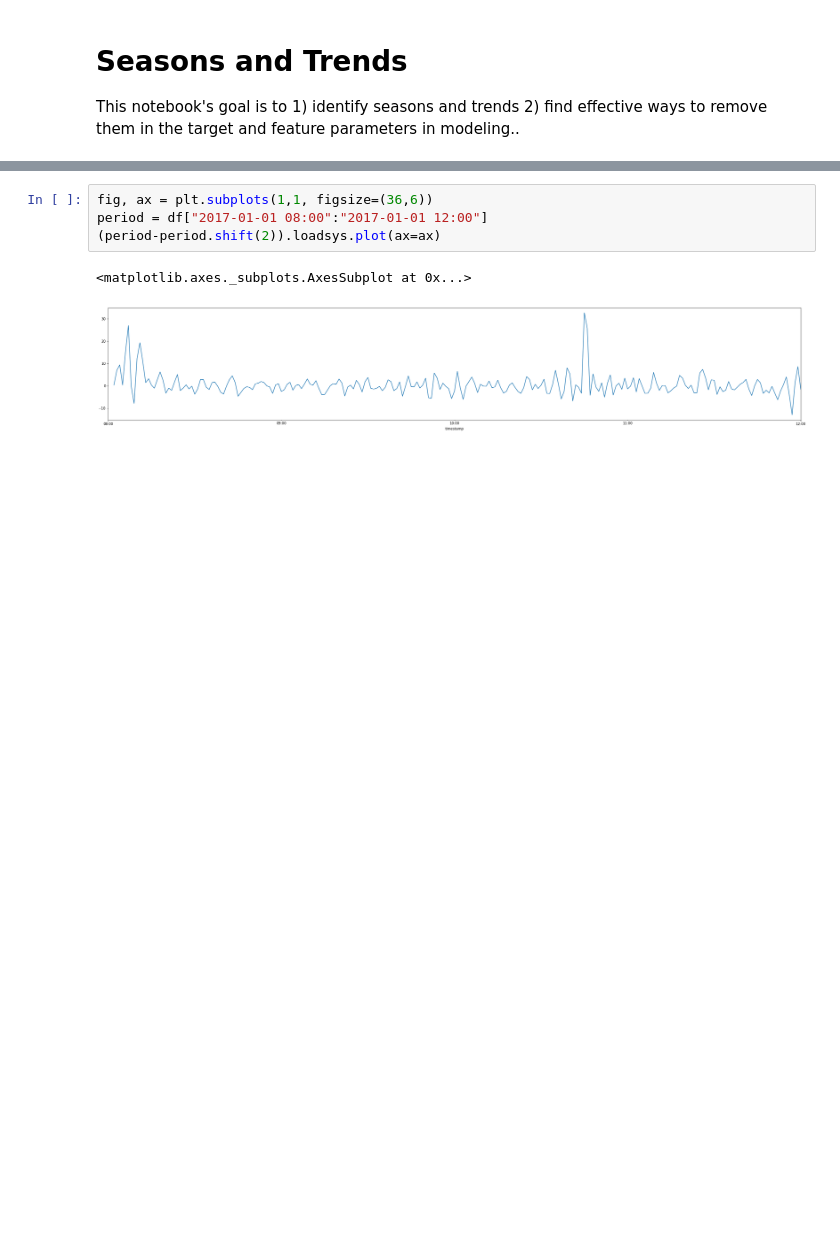
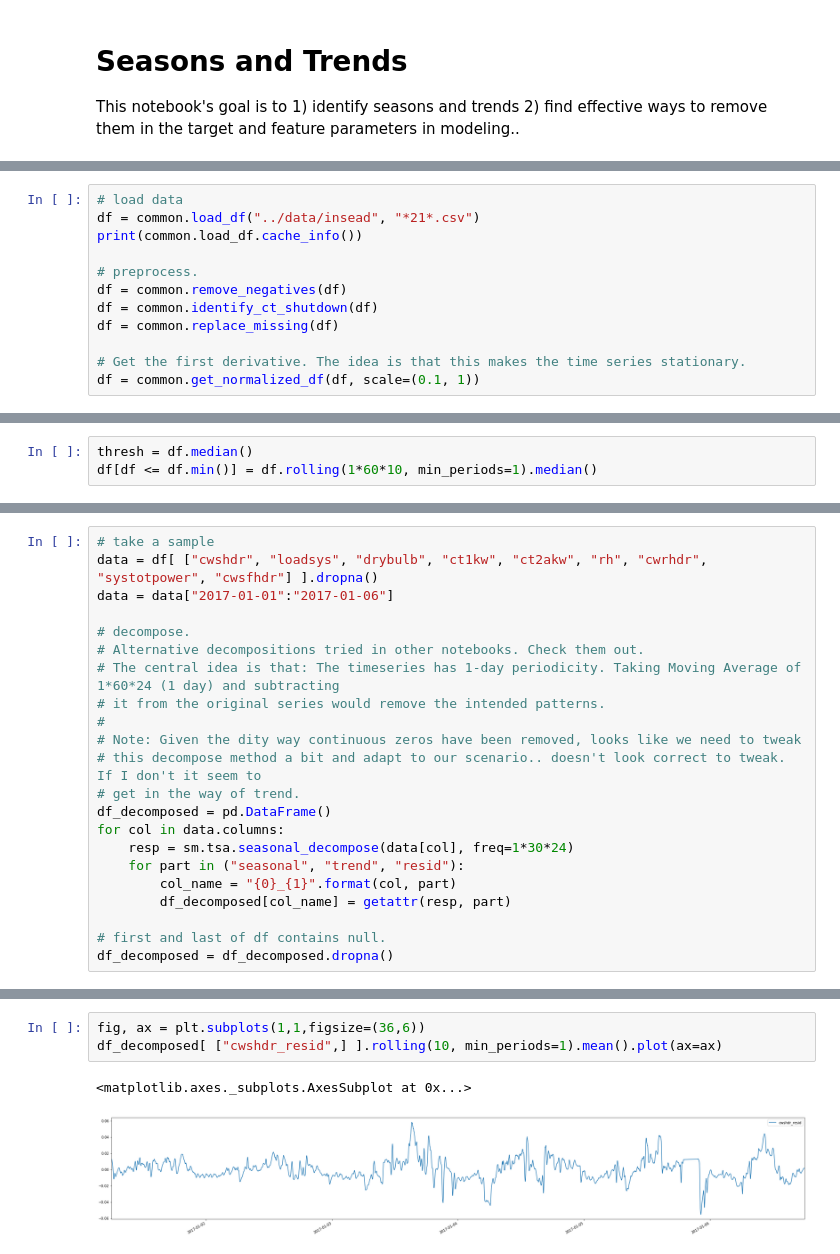
Before and after one commit to MiachelGu/chiller-plants, a Jupyter notebook: notebooks/5. Seasons and Trends.ipynb, the cells around one changed output, grey strips where cells are left out. Cells and saved outputs as stored; diff of their text form; blank space fills up the shorter version.

```diff
--- a/notebooks/5. Seasons and Trends.ipynb
+++ b/notebooks/5. Seasons and Trends.ipynb
@@ -37,0 +26,12 @@ df["2017-01-01":"2017-01-05"].loadsys.plot(ax=ax)
+# %%
+# load data
+df = common.load_df("../data/insead", "*21*.csv")
+print(common.load_df.cache_info())
+
+# preprocess.
+df = common.remove_negatives(df)
+df = common.identify_ct_shutdown(df)
+df = common.replace_missing(df)
+
+# Get the first derivative. The idea is that this makes the time series stationary.
+df = common.get_normalized_df(df, scale=(0.1, 1))
@@ -37,0 +40,3 @@ df["2017-01-01":"2017-01-05"].loadsys.plot(ax=ax)
+# %%
+thresh = df.median()
+df[df <= df.min()] = df.rolling(1*60*10, min_periods=1).median()
@@ -37,0 +48,22 @@ df["2017-01-01":"2017-01-05"].loadsys.plot(ax=ax)
+# %%
+# take a sample
+data = df[ ["cwshdr", "loadsys", "drybulb", "ct1kw", "ct2akw", "rh", "cwrhdr", "systotpower", "cwsfhdr"] ].dropna()
+data = data["2017-01-01":"2017-01-06"]
+
+# decompose.
+# Alternative decompositions tried in other notebooks. Check them out.
+# The central idea is that: The timeseries has 1-day periodicity. Taking Moving Average of 1*60*24 (1 day) and subtracting
+# it from the original series would remove the intended patterns.
+#
+# Note: Given the dity way continuous zeros have been removed, looks like we need to tweak
+# this decompose method a bit and adapt to our scenario.. doesn't look correct to tweak. If I don't it seem to
+# get in the way of trend.
+df_decomposed = pd.DataFrame()
+for col in data.columns:
+    resp = sm.tsa.seasonal_decompose(data[col], freq=1*30*24)
+    for part in ("seasonal", "trend", "resid"):
+        col_name = "{0}_{1}".format(col, part)
+        df_decomposed[col_name] = getattr(resp, part)
+
+# first and last of df contains null.
+df_decomposed = df_decomposed.dropna()
@@ -38,7 +91,6 @@ df["2017-01-01":"2017-01-05"].loadsys.plot(ax=ax)
 # %%
-fig, ax = plt.subplots(1,1, figsize=(36,6))
-period = df["2017-01-01 08:00":"2017-01-01 12:00"]
-(period-period.shift(2)).loadsys.plot(ax=ax)
+fig, ax = plt.subplots(1,1,figsize=(36,6))
+df_decomposed[ ["cwshdr_resid",] ].rolling(10, min_periods=1).mean().plot(ax=ax)
 # %% [output]
 <matplotlib.axes._subplots.AxesSubplot at 0x...>
-[figure, old version]
+[figure, new version]
```
Also changed, not shown: parts of 9 cells of this notebook, 9 other files.
